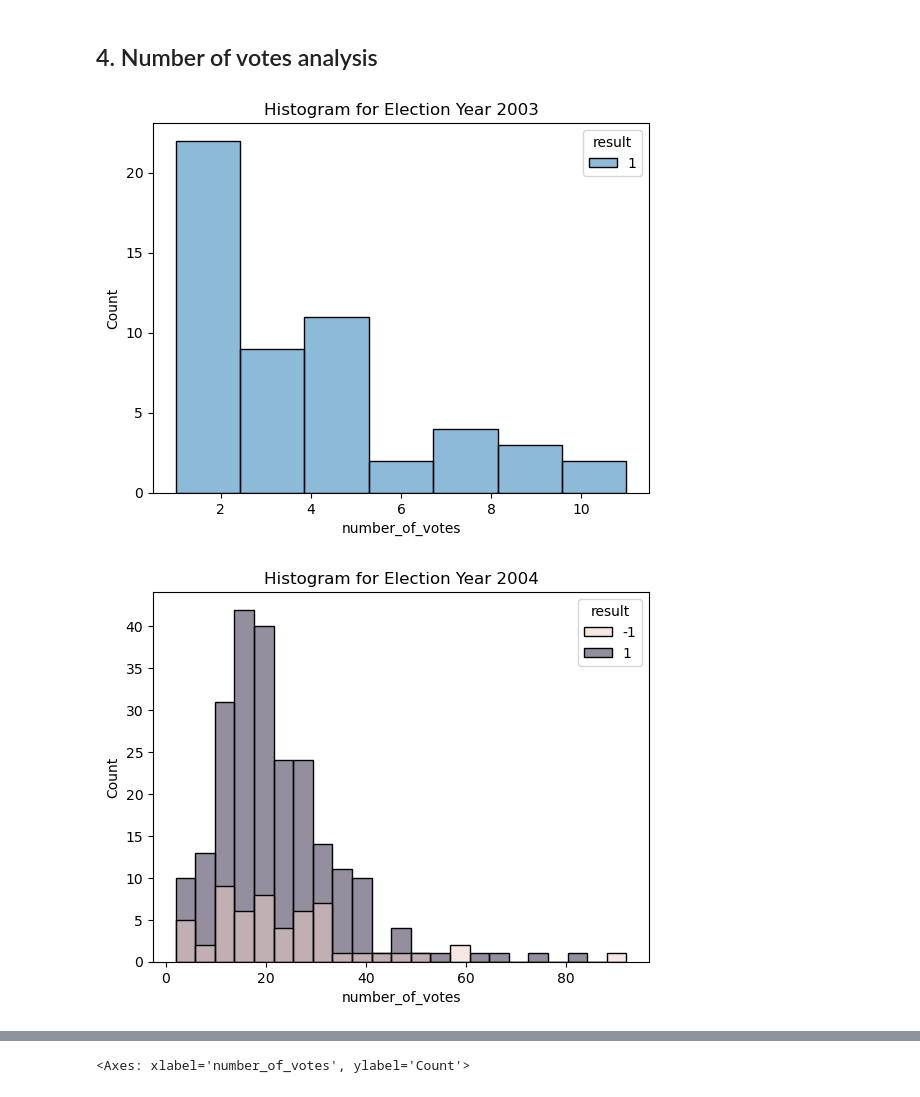
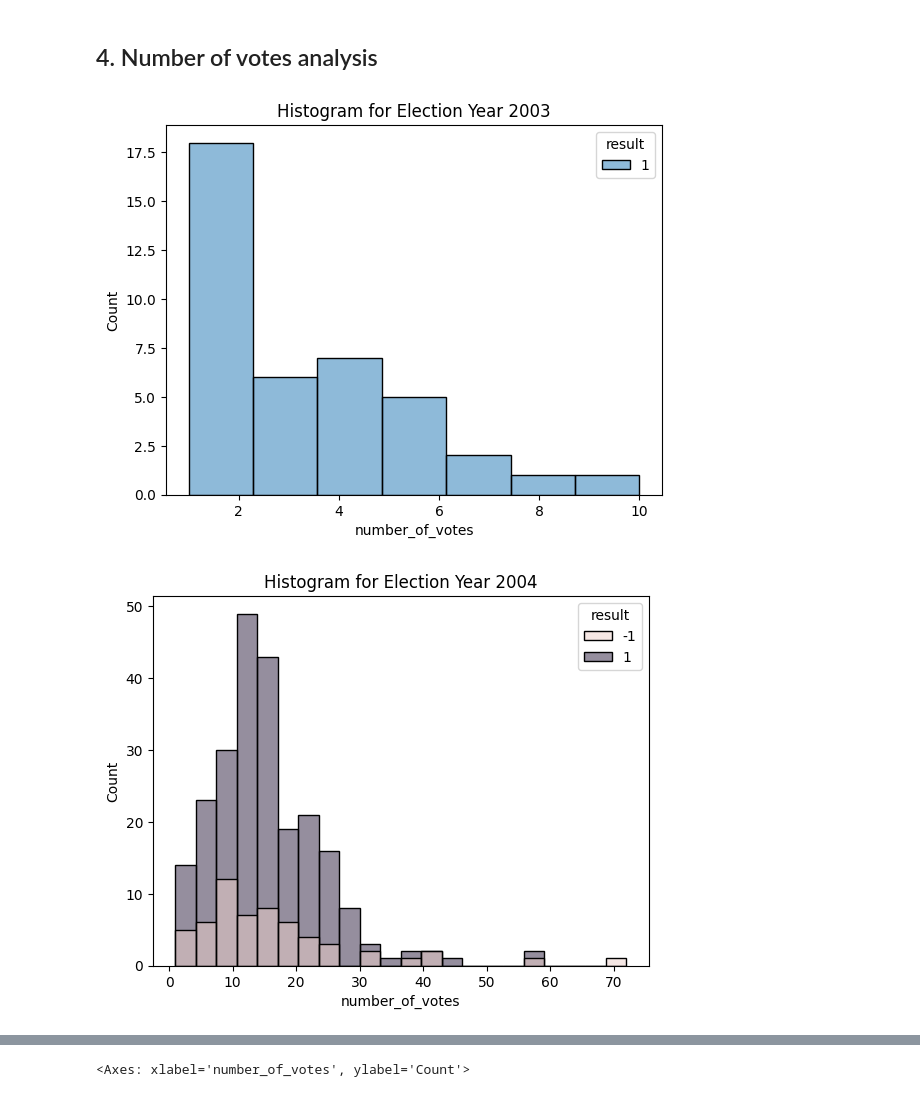
Before and after one commit to epfl-ada/ada-2023-project-thedatafreaks, a Jupyter notebook: notebooks/data_exploration.ipynb, the cells around one changed output, grey strips where cells are left out. Drawn from its saved outputs; the diff is of its cells as text; code cells hidden in the pictures.

```diff
--- a/notebooks/data_exploration.ipynb
+++ b/notebooks/data_exploration.ipynb
@@ -493,7 +649,12 @@ analysis_df
 # %%
 #We compute here different statistics
-multiple_elections = cleaned_df.groupby(['target' , 'result', 'year_election']).apply(lambda x : pd.Series({
+elect_dynamics_df = elect_dynamics_df.groupby(['global_election_id']).apply(lambda x : pd.Series({
     'number_of_votes' : len(x['source']),
     'ratio_positive_votes' : x[x.vote == 1]['vote'].sum() / len(x.source),
+    'ratio_neutral_votes' : x[x.vote == 0]['vote'].sum() / len(x.source),
     'average_comment_length' : x['comment'].str.len().mean(),
+    'date_last_vote' : x['date_vote'].max(),
+    'result' : x['result'].max(),
+    'year_election' : x['year_election'].max(),
 })).reset_index()
+elect_dynamics_df
@@ -572,11 +750,11 @@ multiple_elections['election_year'].unique().sort()
 # %%
 # Assuming 'election_year' is of type int
-for year in sorted(multiple_elections['election_year'].unique()):
-    data_subset = multiple_elections[multiple_elections['election_year'] == year]
+for year in sorted(multiple_elections['year_election'].unique()):
+    data_subset = multiple_elections[multiple_elections['year_election'] == year]
 
     sns.histplot(x='number_of_votes', data=data_subset, hue='result', log_scale=(False, False))
     plt.title(f'Histogram for Election Year {int(year)}')
     plt.show()
 # %% [output]
-[figure, old version]
+[figure, new version]
-[figure, old version]
+[figure, new version]
```
Also changed, not shown: parts of 42 cells of this notebook.
